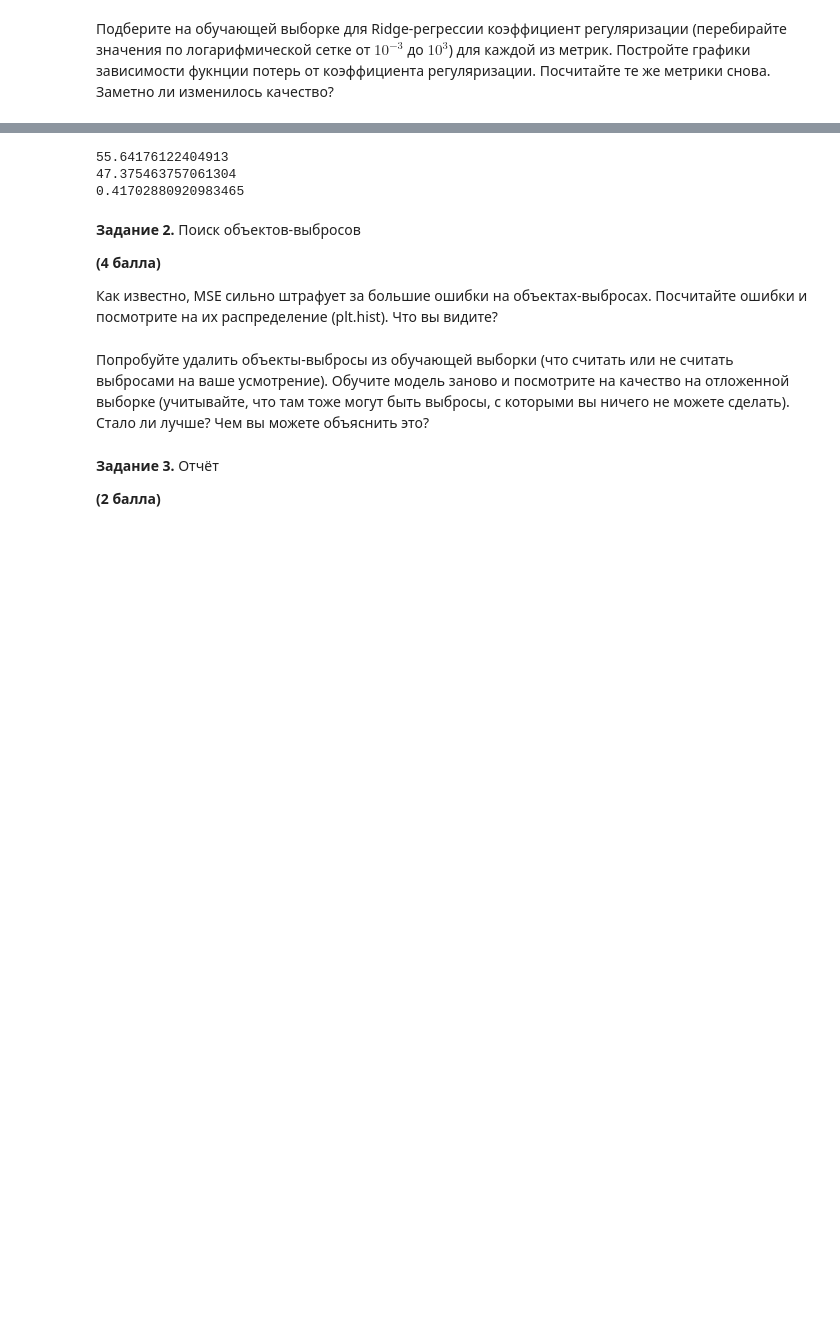
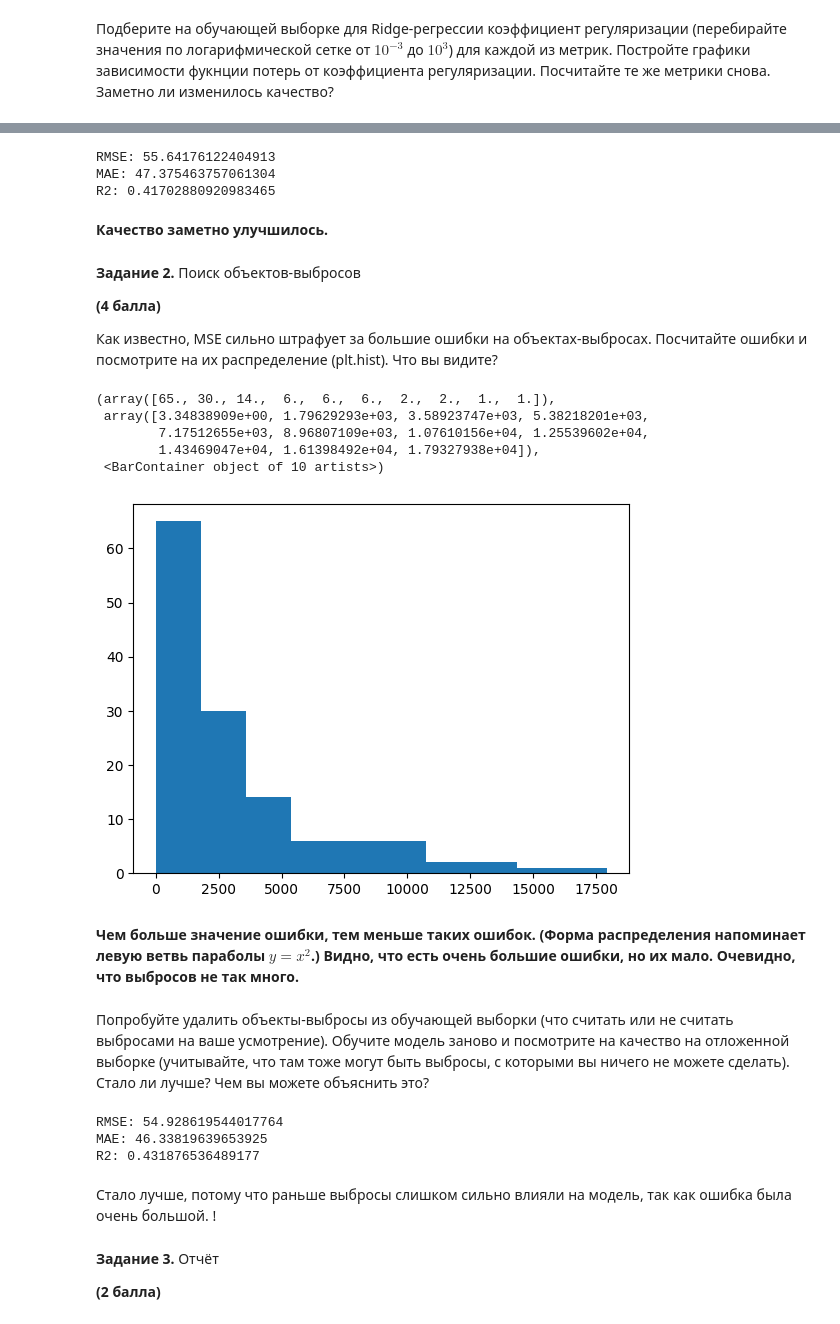
Before and after one commit to Qwerty-terr/task4, a Jupyter notebook: task4_linreg_tune_practice.ipynb, the cells around one changed output, grey strips where cells are left out. Drawn from its saved outputs; the diff is of its cells as text; code cells hidden in the pictures; blank space fills up the shorter version.

```diff
--- a/task4_linreg_tune_practice.ipynb
+++ b/task4_linreg_tune_practice.ipynb
@@ -152,14 +145,23 @@ ax2.legend()
 # %%
-reg = linear_model.Ridge(alpha=0.1)
-reg.fit(X_train, y_train)
-pred = reg.predict(X_test)
-print(mean_squared_error(y_test, pred) ** 0.5)
-print(mean_absolute_error(y_test, pred))
-print(r2_score(y_test, pred))
+regression = linear_model.Ridge(alpha=0.1)
+regression.fit(x_train, y_train)
+prediction = regression.predict(x_test)
+
+MSE = mean_squared_error(y_test, prediction)
+RMSE = MSE ** 0.5
+print("RMSE:", RMSE)
+
+MAE = mean_absolute_error(y_test, prediction)
+print("MAE:", MAE)
+
+R2 = r2_score(y_test, prediction)
+print("R2:", R2)
 # %% [output]
-55.64176122404913
-47.375463757061304
-0.41702880920983465
+RMSE: 55.64176122404913
+MAE: 47.375463757061304
+R2: 0.41702880920983465
+# %% [markdown]
+**Качество заметно улучшилось.**
 # %% [markdown]
 __Задание 2.__ Поиск объектов-выбросов
 
@@ -171,2 +171,17 @@ __Задание 2.__ Поиск объектов-выбросов
+# %%
+errors = []
+for i in range(len(x_test)):
+    errors.append(mean_squared_error([y_test[i]], [prediction[i]]))
+errors = np.array(errors)
+plt.hist(errors)
+# %% [output]
+(array([65., 30., 14.,  6.,  6.,  6.,  2.,  2.,  1.,  1.]),
+ array([3.34838909e+00, 1.79629293e+03, 3.58923747e+03, 5.38218201e+03,
+        7.17512655e+03, 8.96807109e+03, 1.07610156e+04, 1.25539602e+04,
+        1.43469047e+04, 1.61398492e+04, 1.79327938e+04]),
+ <BarContainer object of 10 artists>)
+[figure, added]
+# %% [markdown]
+**Чем больше значение ошибки, тем меньше таких ошибок. (Форма распределения напоминает левую ветвь параболы $y=x^2$.) Видно, что есть очень большие ошибки, но их мало. Очевидно, что выбросов не так много.**
 # %% [markdown]
 Попробуйте удалить объекты-выбросы из обучающей выборки (что считать или не считать выбросами на ваше усмотрение). Обучите модель заново и посмотрите на качество на отложенной выборке (учитывайте, что там тоже могут быть выбросы, с которыми вы ничего не можете сделать). Стало ли лучше? Чем вы можете объяснить это?
@@ -175,3 +188,31 @@ __Задание 2.__ Поиск объектов-выбросов
+# %%
+regression = linear_model.Ridge(alpha=0.1)
+regression.fit(x_train, y_train)
+prediction_train = regression.predict(x_train)
+
+error_threshold = 6000
+indexes = ((y_train - prediction_train) ** 2) <= error_threshold
+new_x_train, new_y_train = x_train[indexes], y_train[indexes]
+
+regression = linear_model.Ridge(alpha=0.1)
+regression.fit(new_x_train, new_y_train)
+prediction = regression.predict(x_test)
+
+MSE = mean_squared_error(y_test, prediction)
+RMSE = MSE ** 0.5
+print("RMSE:", RMSE)
+
+MAE = mean_absolute_error(y_test, prediction)
+print("MAE:", MAE)
+
+R2 = r2_score(y_test, prediction)
+print("R2:", R2)
+# %% [output]
+RMSE: 54.928619544017764
+MAE: 46.33819639653925
+R2: 0.431876536489177
+# %% [markdown]
+Стало лучше, потому что раньше выбросы слишком сильно влияли на модель, так как ошибка была очень большой. !
 # %% [markdown]
 __Задание 3.__ Отчёт
 
```
Also changed, not shown: parts of 17 cells of this notebook.
